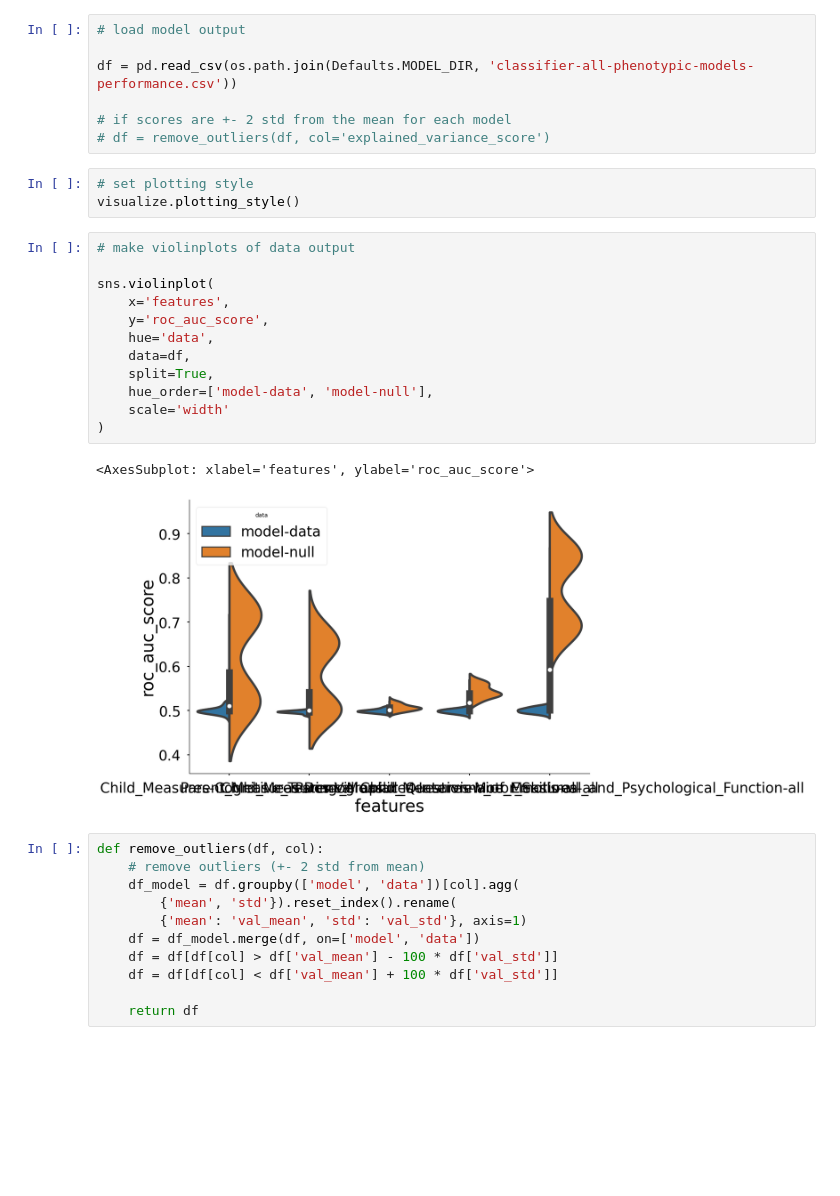
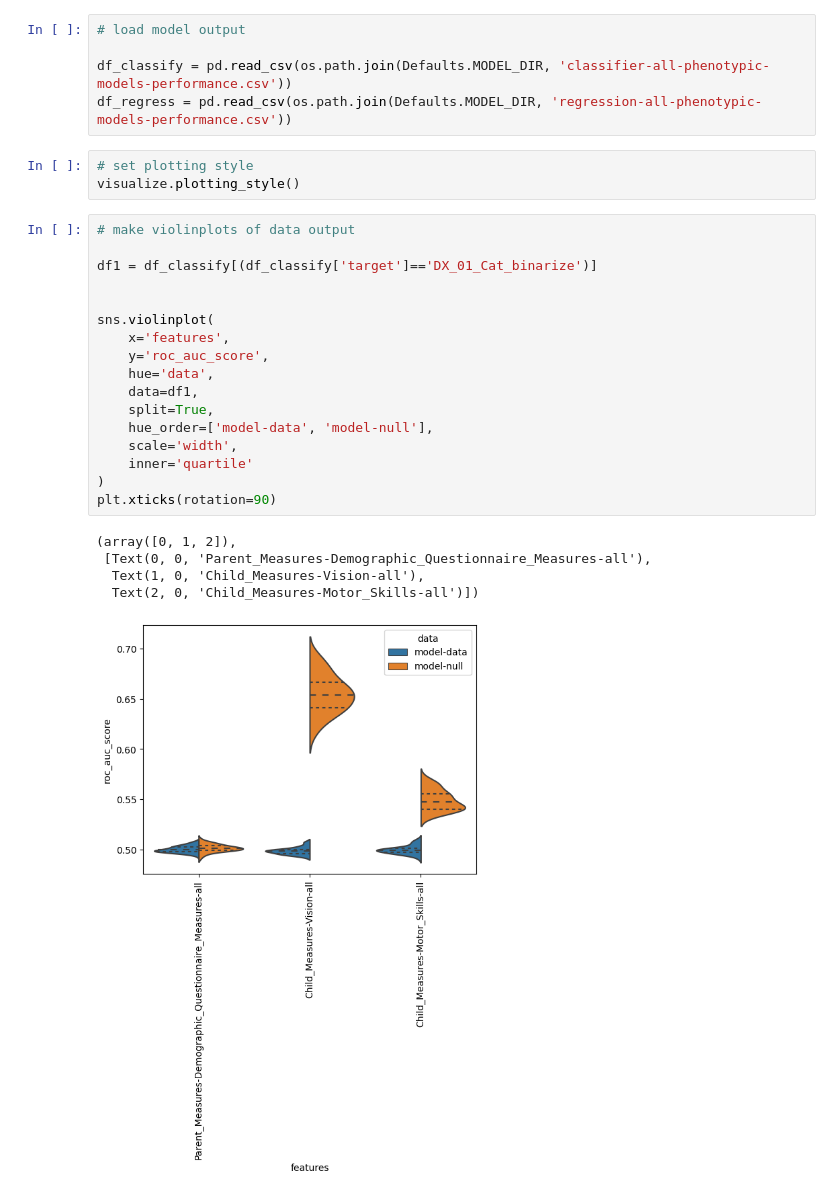
Before and after one commit to burdinskid13/healthy_brain_network, a Jupyter notebook: notebooks/phenotype_models.ipynb, the cells around one changed output. Saved outputs shown, nothing was run; the diff lists cells and outputs as text; blank space fills up the shorter version.

```diff
--- a/notebooks/phenotype_models.ipynb
+++ b/notebooks/phenotype_models.ipynb
@@ -18,36 +17,31 @@ The autoreload extension is already loaded. To reload it, use:
 # %%
 # load model output
 
-df = pd.read_csv(os.path.join(Defaults.MODEL_DIR, 'classifier-all-phenotypic-models-performance.csv'))
-
-# if scores are +- 2 std from the mean for each model
-# df = remove_outliers(df, col='explained_variance_score')
+df_classify = pd.read_csv(os.path.join(Defaults.MODEL_DIR, 'classifier-all-phenotypic-models-performance.csv'))
+df_regress = pd.read_csv(os.path.join(Defaults.MODEL_DIR, 'regression-all-phenotypic-models-performance.csv'))
 # %%
 # set plotting style
 visualize.plotting_style()
 # %%
 # make violinplots of data output
+
+df1 = df_classify[(df_classify['target']=='DX_01_Cat_binarize')]
+
 
 sns.violinplot(
     x='features',
     y='roc_auc_score',
     hue='data',
-    data=df,
+    data=df1,
     split=True,
     hue_order=['model-data', 'model-null'],
-    scale='width'
+    scale='width',
+    inner='quartile'
 )
+plt.xticks(rotation=90)
 # %% [output]
-<AxesSubplot: xlabel='features', ylabel='roc_auc_score'>
+(array([0, 1, 2]),
+ [Text(0, 0, 'Parent_Measures-Demographic_Questionnaire_Measures-all'),
+  Text(1, 0, 'Child_Measures-Vision-all'),
+  Text(2, 0, 'Child_Measures-Motor_Skills-all')])
-[figure, old version]
+[figure, new version]
-# %%
-def remove_outliers(df, col):
-    # remove outliers (+- 2 std from mean)
-    df_model = df.groupby(['model', 'data'])[col].agg(
-        {'mean', 'std'}).reset_index().rename(
-        {'mean': 'val_mean', 'std': 'val_std'}, axis=1)
-    df = df_model.merge(df, on=['model', 'data'])
-    df = df[df[col] > df['val_mean'] - 100 * df['val_std']]
-    df = df[df[col] < df['val_mean'] + 100 * df['val_std']]
-
-    return df
```
Also changed, not shown: parts of 1 cell of this notebook, 2 other files.
